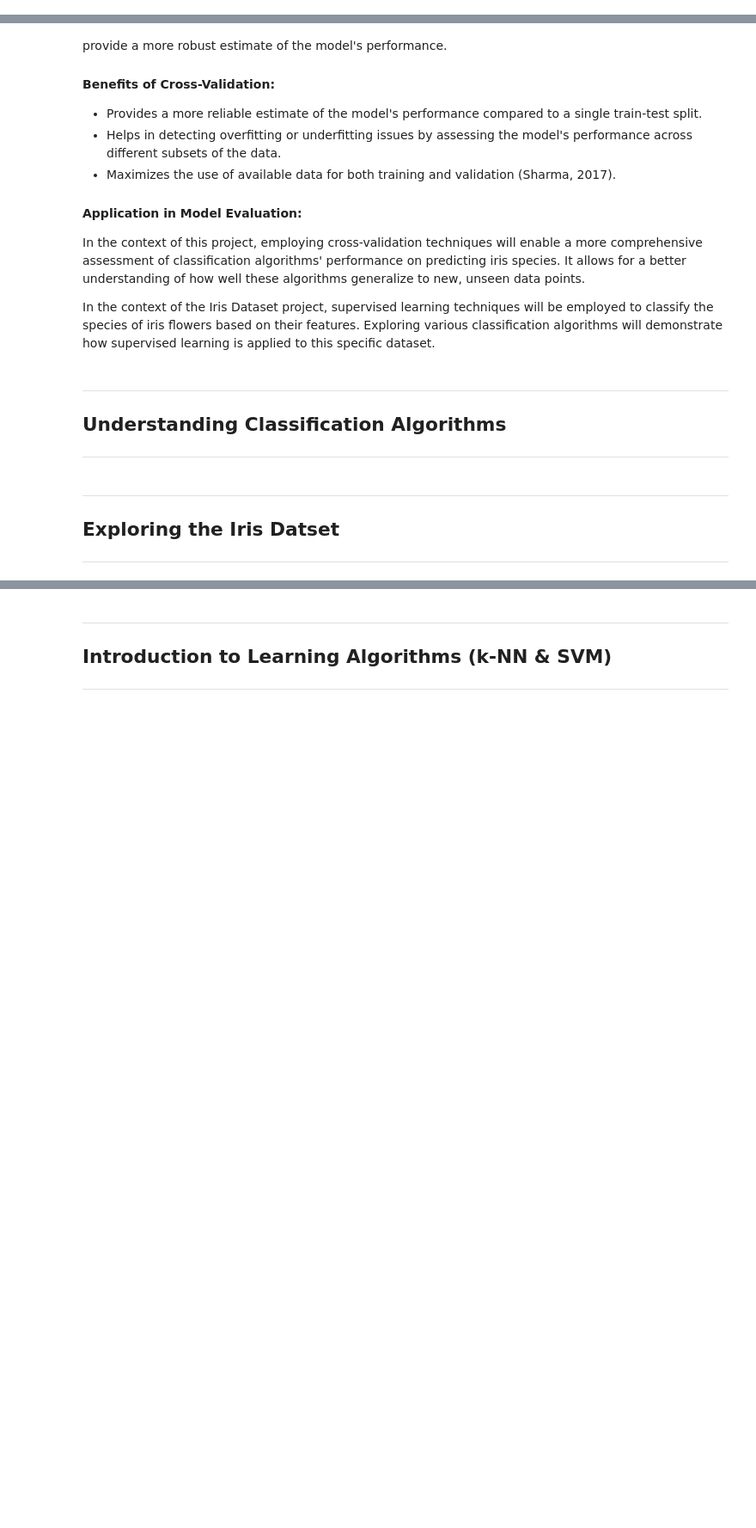
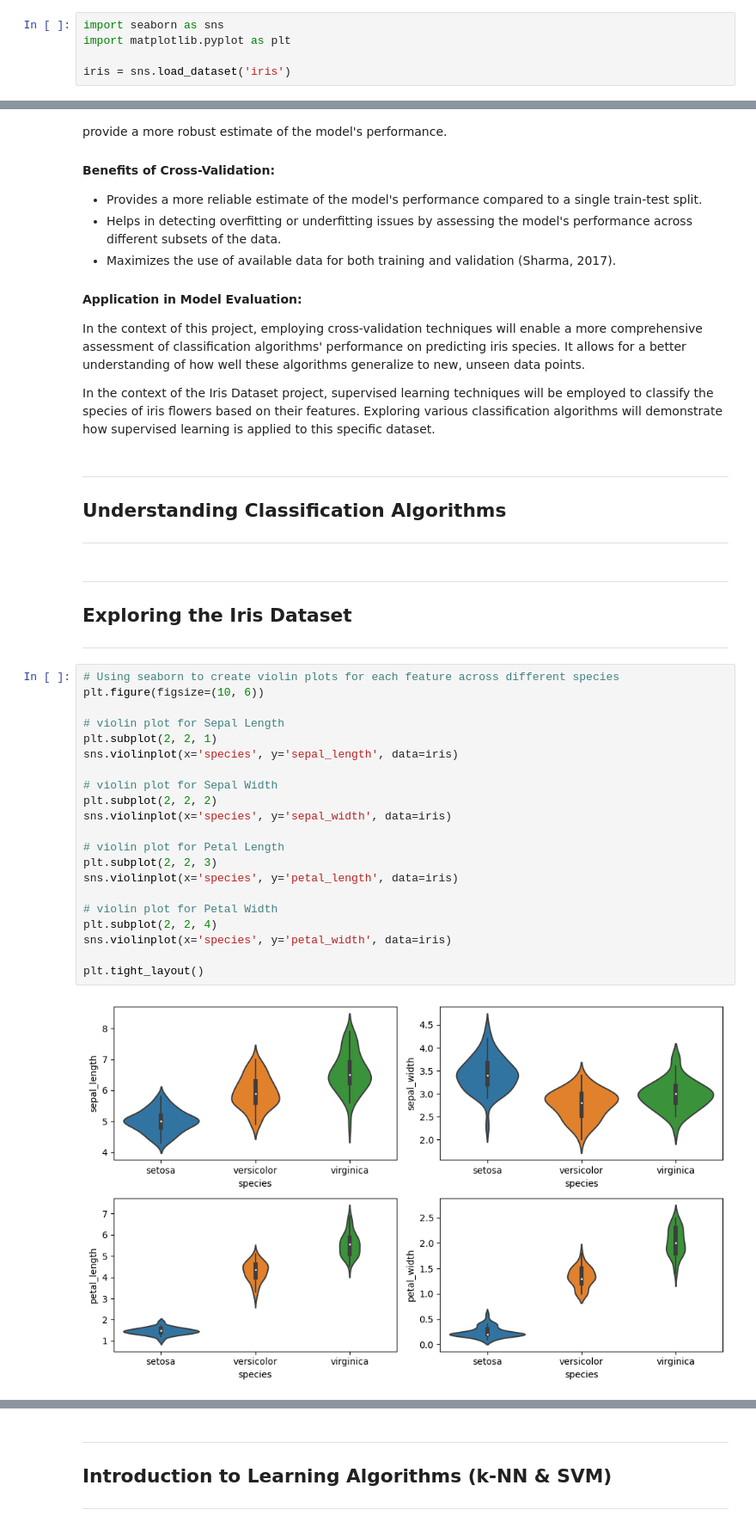
Before and after one commit to nexlanglxm/machine-learning-and-statistics, a Jupyter notebook: project.ipynb, the cells around one changed output, grey strips where cells are left out. Shown at 86% size. Saved outputs shown, nothing was run; the diff lists cells and outputs as text; blank space fills up the shorter version.

Commit message:
exploring dataset using violins

```diff
--- a/project.ipynb
+++ b/project.ipynb
@@ -8,3 +8,8 @@ import
+# %%
+import seaborn as sns
+import matplotlib.pyplot as plt
+
+iris = sns.load_dataset('iris')
 # %% [markdown]
 ---
 ## Introduction
@@ -62,5 +67,28 @@ In the context of the Iris Dataset project, supervised learning techniques will
 ---
 # %% [markdown]
 ---
-## Exploring the Iris Datset
+## Exploring the Iris Dataset
 ---
+# %%
+# Using seaborn to create violin plots for each feature across different species
+plt.figure(figsize=(10, 6))
+
+# violin plot for Sepal Length
+plt.subplot(2, 2, 1)
+sns.violinplot(x='species', y='sepal_length', data=iris)
+
+# violin plot for Sepal Width
+plt.subplot(2, 2, 2)
+sns.violinplot(x='species', y='sepal_width', data=iris)
+
+# violin plot for Petal Length
+plt.subplot(2, 2, 3)
+sns.violinplot(x='species', y='petal_length', data=iris)
+
+# violin plot for Petal Width
+plt.subplot(2, 2, 4)
+sns.violinplot(x='species', y='petal_width', data=iris)
+
+plt.tight_layout()
+# %% [output]
+[figure, added]
```
Also changed, not shown: parts of 4 cells of this notebook.
